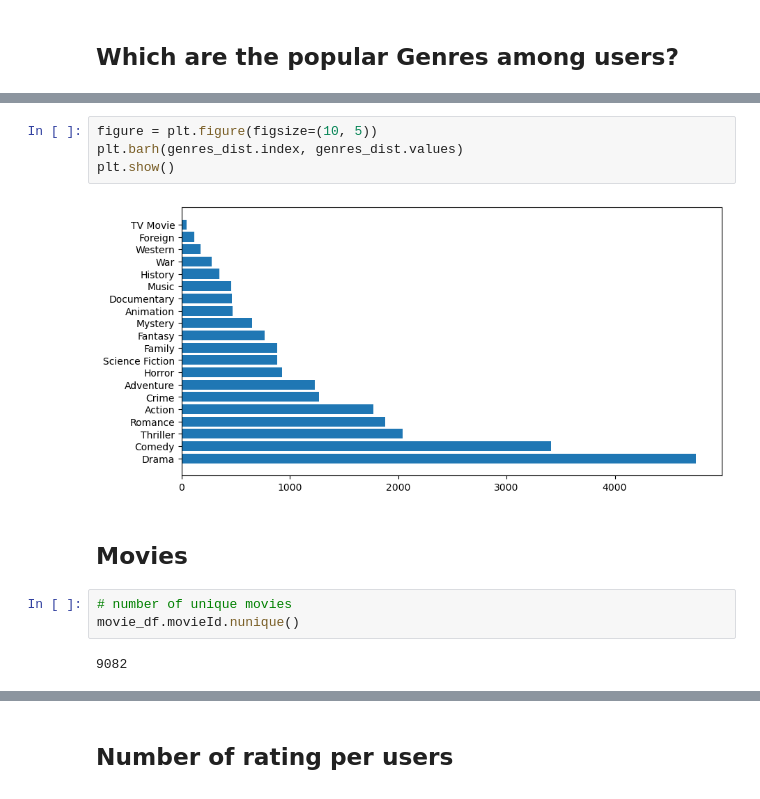
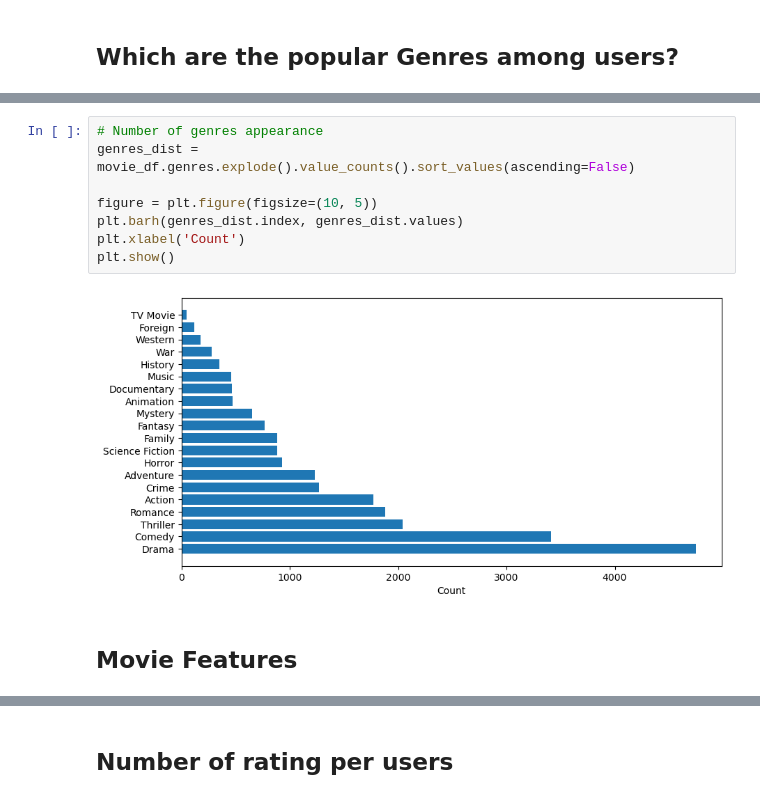
Before and after one commit to elodiezay02/movie-recommendation-system, a Jupyter notebook: src/notebooks/exploratory_data.ipynb, the cells around one changed output, grey strips where cells are left out. Saved outputs shown, nothing was run; the diff lists cells and outputs as text.

```diff
--- a/src/notebooks/exploratory_data.ipynb
+++ b/src/notebooks/exploratory_data.ipynb
@@ -69,13 +37,12 @@ Name: genres, dtype: int64
 # %%
+# Number of genres appearance
+genres_dist = movie_df.genres.explode().value_counts().sort_values(ascending=False)
+
 figure = plt.figure(figsize=(10, 5))
 plt.barh(genres_dist.index, genres_dist.values)
+plt.xlabel('Count')
 plt.show()
 # %% [output]
-[figure, old version]
+[figure, new version]
-# %% [markdown]
-## Movies
-# %%
-# number of unique movies
-movie_df.movieId.nunique()
-# %% [output]
-9082
+# %% [markdown]
+## Movie Features
```
Also changed, not shown: parts of 18 cells of this notebook, 2 other files.
